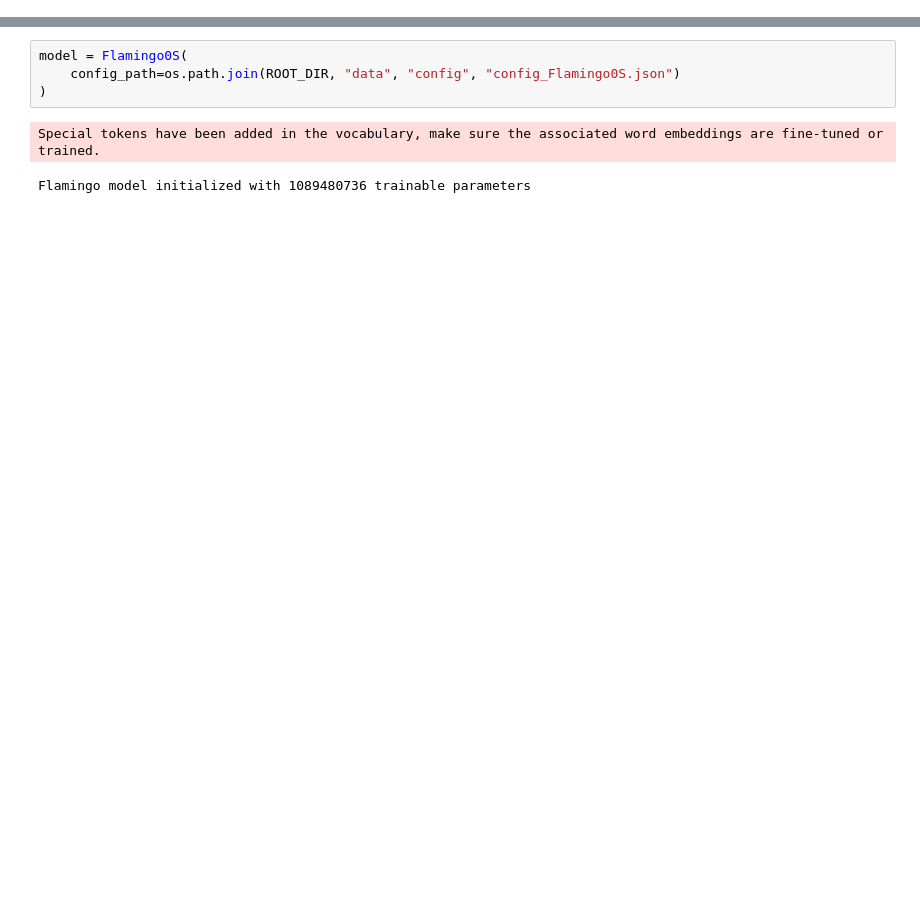
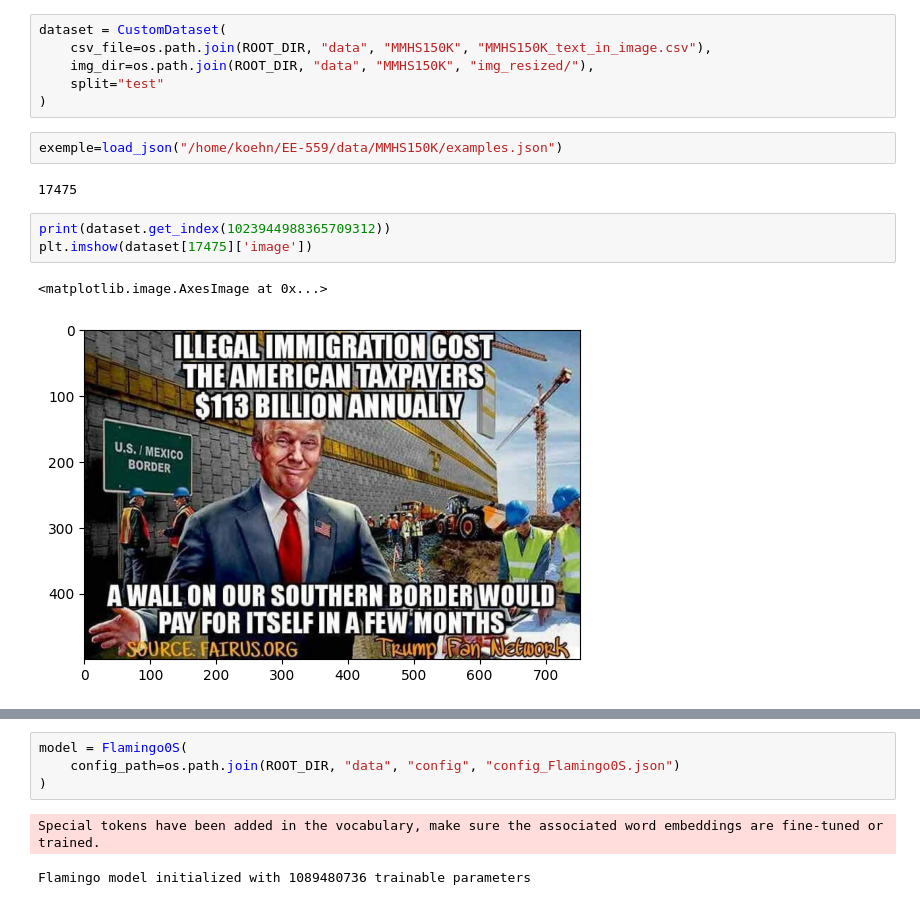
Before and after one commit to edouardkoehn/EE-559, a Jupyter notebook: notebooks/flammingo.ipynb, the cells around one changed output, grey strips where cells are left out. Drawn from its saved outputs; the diff is of its cells as text; blank space fills up the shorter version.

```diff
--- a/notebooks/flammingo.ipynb
+++ b/notebooks/flammingo.ipynb
@@ -30,0 +34,16 @@ KeyboardInterrupt:
+# %%
+dataset = CustomDataset(
+    csv_file=os.path.join(ROOT_DIR, "data", "MMHS150K", "MMHS150K_text_in_image.csv"),
+    img_dir=os.path.join(ROOT_DIR, "data", "MMHS150K", "img_resized/"),
+    split="test"
+)
+# %%
+exemple=load_json("/home/koehn/EE-559/data/MMHS150K/examples.json")
+# %% [output]
+17475
+# %%
+print(dataset.get_index(1023944988365709312))
+plt.imshow(dataset[17475]['image'])
+# %% [output]
+<matplotlib.image.AxesImage at 0x...>
+[figure, added]
```
Also changed, not shown: parts of 12 cells of this notebook, 10 other files.
